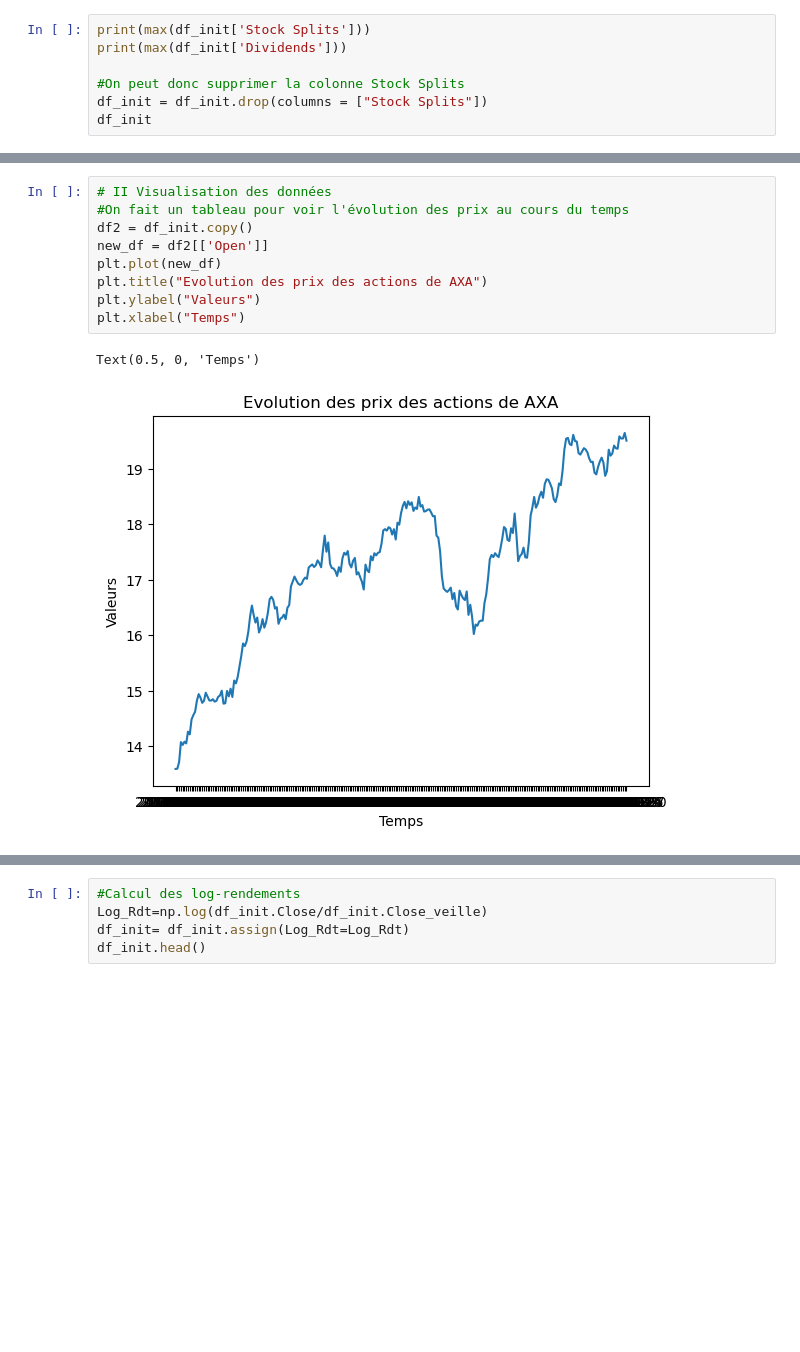
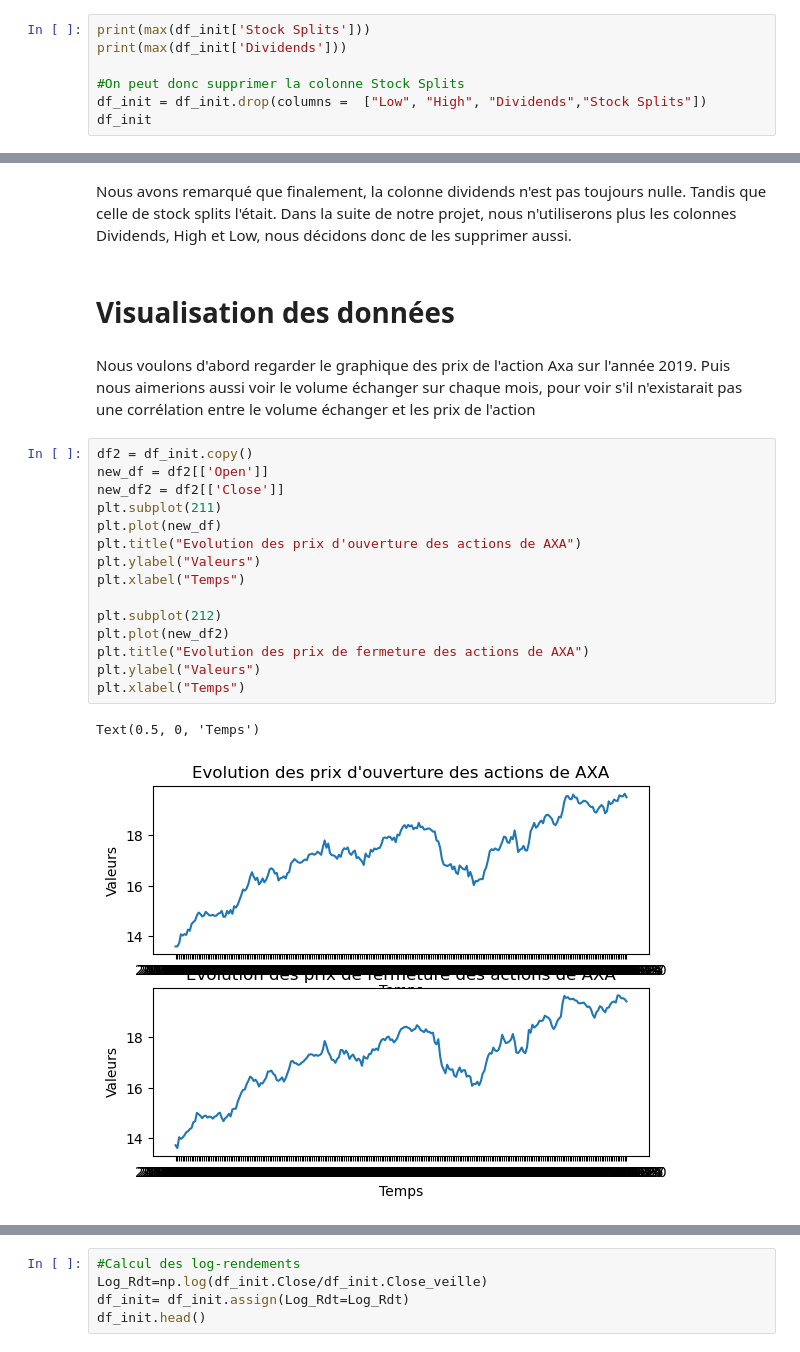
Before and after one commit to antoinerougier/Projet-Python-pour-la-data-science-, a Jupyter notebook: ProjetPython_v20221216.ipynb, the cells around one changed output, grey strips where cells are left out. Saved outputs shown, nothing was run; the diff lists cells and outputs as text; blank space fills up the shorter version.

```diff
--- a/ProjetPython_v20221216.ipynb
+++ b/ProjetPython_v20221216.ipynb
@@ -91,7 +124,7 @@ print(max(df_init['Stock Splits']))
 print(max(df_init['Dividends']))
 
 #On peut donc supprimer la colonne Stock Splits
-df_init = df_init.drop(columns = ["Stock Splits"])
+df_init = df_init.drop(columns =  ["Low", "High", "Dividends","Stock Splits"])
 df_init
 # %% [output]
 0
@@ -113,12 +146,24 @@ df_init
+# %% [markdown]
+Nous avons remarqué que finalement, la colonne dividends n'est pas toujours nulle. Tandis que celle de stock splits l'était. Dans la suite de notre projet, nous n'utiliserons plus les colonnes Dividends, High et Low, nous décidons donc de les supprimer aussi.
+# %% [markdown]
+# Visualisation des données
+# %% [markdown]
+Nous voulons d'abord regarder le graphique des prix de l'action Axa sur l'année 2019. Puis nous aimerions aussi voir le volume échanger sur chaque mois, pour voir s'il n'existarait pas une corrélation entre le volume échanger et les prix de l'action
 # %%
-# II Visualisation des données
-#On fait un tableau pour voir l'évolution des prix au cours du temps
 df2 = df_init.copy()
 new_df = df2[['Open']]
+new_df2 = df2[['Close']]
+plt.subplot(211)
 plt.plot(new_df)
-plt.title("Evolution des prix des actions de AXA")
+plt.title("Evolution des prix d'ouverture des actions de AXA")
 plt.ylabel("Valeurs")
 plt.xlabel("Temps")
+
+plt.subplot(212)
+plt.plot(new_df2)
+plt.title("Evolution des prix de fermeture des actions de AXA")
+plt.ylabel("Valeurs")
+plt.xlabel("Temps")
 # %% [output]
 Text(0.5, 0, 'Temps')
-[figure, old version]
+[figure, new version]
```
Also changed, not shown: parts of 29 cells of this notebook, 1 other file.
